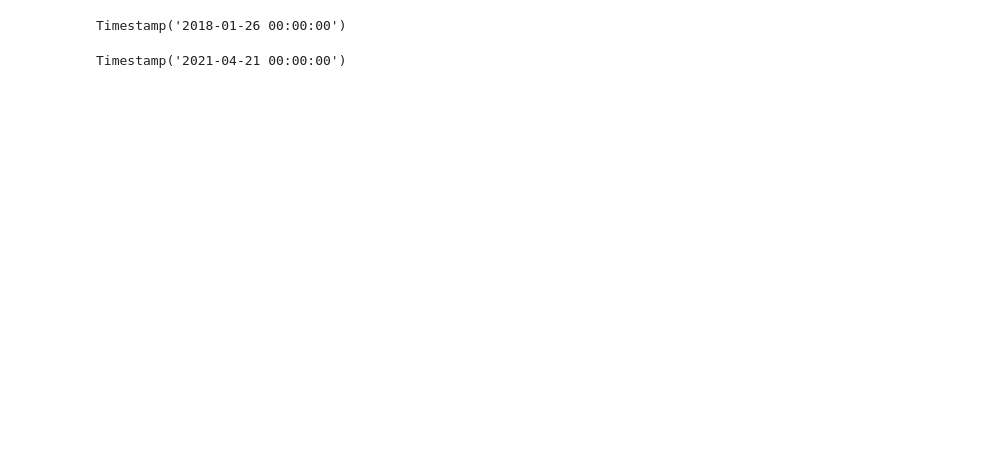
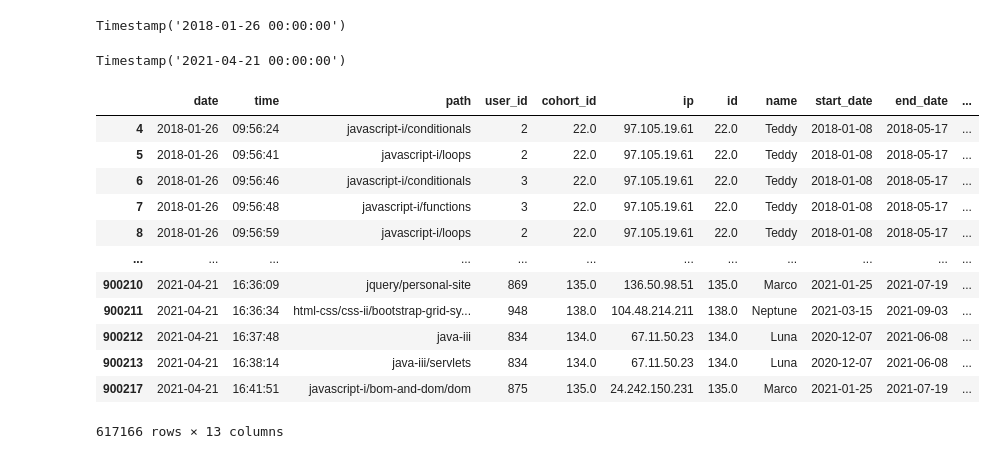
Before and after one commit to michael-haerle/anomaly_detection_project, a Jupyter notebook: initial_notebook.ipynb, the cells around one changed output. Cells and saved outputs as stored; diff of their text form; code cells hidden in the pictures; blank space fills up the shorter version.

```diff
--- a/initial_notebook.ipynb
+++ b/initial_notebook.ipynb
@@ -638,3 +617,23 @@ Timestamp('2018-01-26 00:00:00')
 df.date.max()
 # %% [output]
 Timestamp('2021-04-21 00:00:00')
+# %%
+active_df = df[(df.end_date >= df.date) & (df.start_date <= df.date)]
+# %%
+active_df = active_df[active_df['path'] != '/']
+# %%
+active_df
+# %% [output]
+|  | date | time | path | user_id | cohort_id | ip | id | name | start_date | end_date | ... |
+| 4 | 2018-01-26 | 09:56:24 | javascript-i/conditionals | 2 | 22.0 | 97.105.19.61 | 22.0 | Teddy | 2018-01-08 | 2018-05-17 | ... |
+| 5 | 2018-01-26 | 09:56:41 | javascript-i/loops | 2 | 22.0 | 97.105.19.61 | 22.0 | Teddy | 2018-01-08 | 2018-05-17 | ... |
+| 6 | 2018-01-26 | 09:56:46 | javascript-i/conditionals | 3 | 22.0 | 97.105.19.61 | 22.0 | Teddy | 2018-01-08 | 2018-05-17 | ... |
+| 7 | 2018-01-26 | 09:56:48 | javascript-i/functions | 3 | 22.0 | 97.105.19.61 | 22.0 | Teddy | 2018-01-08 | 2018-05-17 | ... |
+| 8 | 2018-01-26 | 09:56:59 | javascript-i/loops | 2 | 22.0 | 97.105.19.61 | 22.0 | Teddy | 2018-01-08 | 2018-05-17 | ... |
+| ... | ... | ... | ... | ... | ... | ... | ... | ... | ... | ... | ... |
+| 900210 | 2021-04-21 | 16:36:09 | jquery/personal-site | 869 | 135.0 | 136.50.98.51 | 135.0 | Marco | 2021-01-25 | 2021-07-19 | ... |
+| 900211 | 2021-04-21 | 16:36:34 | html-css/css-ii/bootstrap-grid-sy... | 948 | 138.0 | 104.48.214.211 | 138.0 | Neptune | 2021-03-15 | 2021-09-03 | ... |
+| 900212 | 2021-04-21 | 16:37:48 | java-iii | 834 | 134.0 | 67.11.50.23 | 134.0 | Luna | 2020-12-07 | 2021-06-08 | ... |
+| 900213 | 2021-04-21 | 16:38:14 | java-iii/servlets | 834 | 134.0 | 67.11.50.23 | 134.0 | Luna | 2020-12-07 | 2021-06-08 | ... |
+| 900217 | 2021-04-21 | 16:41:51 | javascript-i/bom-and-dom/dom | 875 | 135.0 | 24.242.150.231 | 135.0 | Marco | 2021-01-25 | 2021-07-19 | ... |
+617166 rows × 13 columns
```
Also changed, not shown: parts of 19 cells of this notebook.
